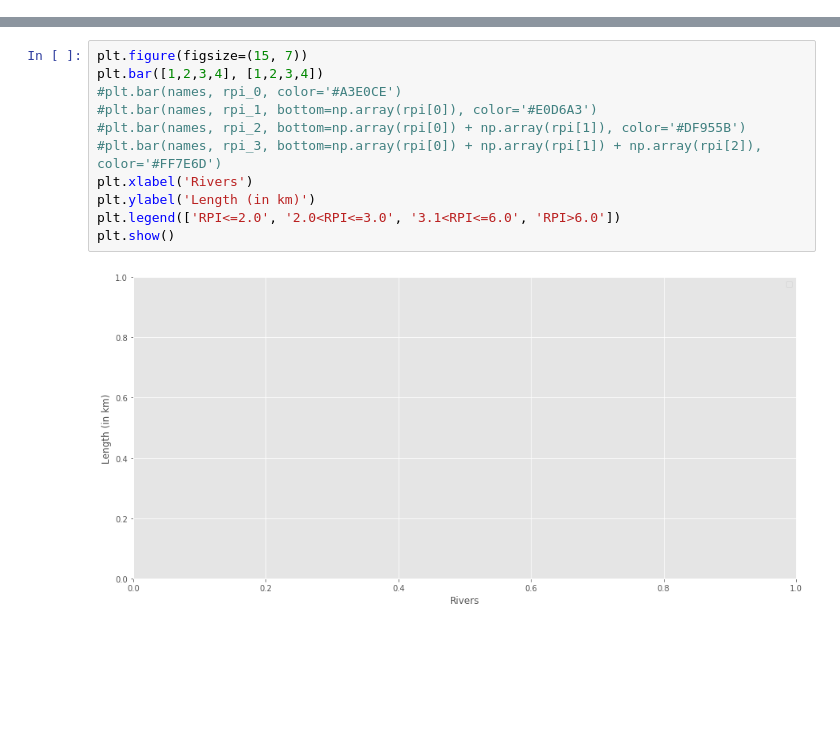
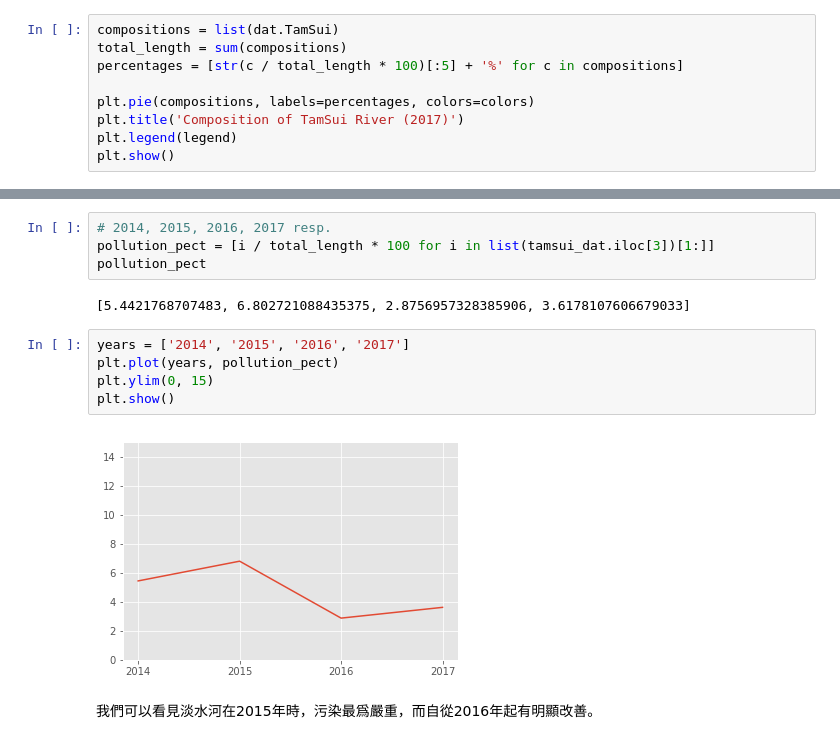
Before and after one commit to aesophor/DataScience, a Jupyter notebook: 01-Numerical/River Pollution Data Visualization.ipynb, the cells around one changed output, grey strips where cells are left out. Saved outputs shown, nothing was run; the diff lists cells and outputs as text; blank space fills up the shorter version.

```diff
--- a/01-Numerical/River Pollution Data Visualization.ipynb
+++ b/01-Numerical/River Pollution Data Visualization.ipynb
@@ -10,0 +55,9 @@ matplotlib.style.use('ggplot')
+# %%
+compositions = list(dat.TamSui)
+total_length = sum(compositions)
+percentages = [str(c / total_length * 100)[:5] + '%' for c in compositions]
+
+plt.pie(compositions, labels=percentages, colors=colors)
+plt.title('Composition of TamSui River (2017)')
+plt.legend(legend)
+plt.show()
@@ -31,13 +78,15 @@ array([263. ,  43. ,  57.7,  56.6, 101.2, 140.2, 112.7])
-# %%
-plt.figure(figsize=(15, 7))
-plt.bar([1,2,3,4], [1,2,3,4])
-#plt.bar(names, rpi_0, color='#A3E0CE')
-#plt.bar(names, rpi_1, bottom=np.array(rpi[0]), color='#E0D6A3')
-#plt.bar(names, rpi_2, bottom=np.array(rpi[0]) + np.array(rpi[1]), color='#DF955B')
-#plt.bar(names, rpi_3, bottom=np.array(rpi[0]) + np.array(rpi[1]) + np.array(rpi[2]), color='#FF7E6D')
-plt.xlabel('Rivers')
-plt.ylabel('Length (in km)')
-plt.legend(['RPI<=2.0', '2.0<RPI<=3.0', '3.1<RPI<=6.0', 'RPI>6.0'])
-plt.show()
-# %% [output]
-[figure, removed]
+# %%
+# 2014, 2015, 2016, 2017 resp.
+pollution_pect = [i / total_length * 100 for i in list(tamsui_dat.iloc[3])[1:]]
+pollution_pect
+# %% [output]
+[5.4421768707483, 6.802721088435375, 2.8756957328385906, 3.6178107606679033]
+# %%
+years = ['2014', '2015', '2016', '2017']
+plt.plot(years, pollution_pect)
+plt.ylim(0, 15)
+plt.show()
+# %% [output]
+[figure, added]
+# %% [markdown]
+我們可以看見淡水河在2015年時，污染最爲嚴重，而自從2016年起有明顯改善。
```
Also changed, not shown: parts of 11 cells of this notebook, 2 other files.
